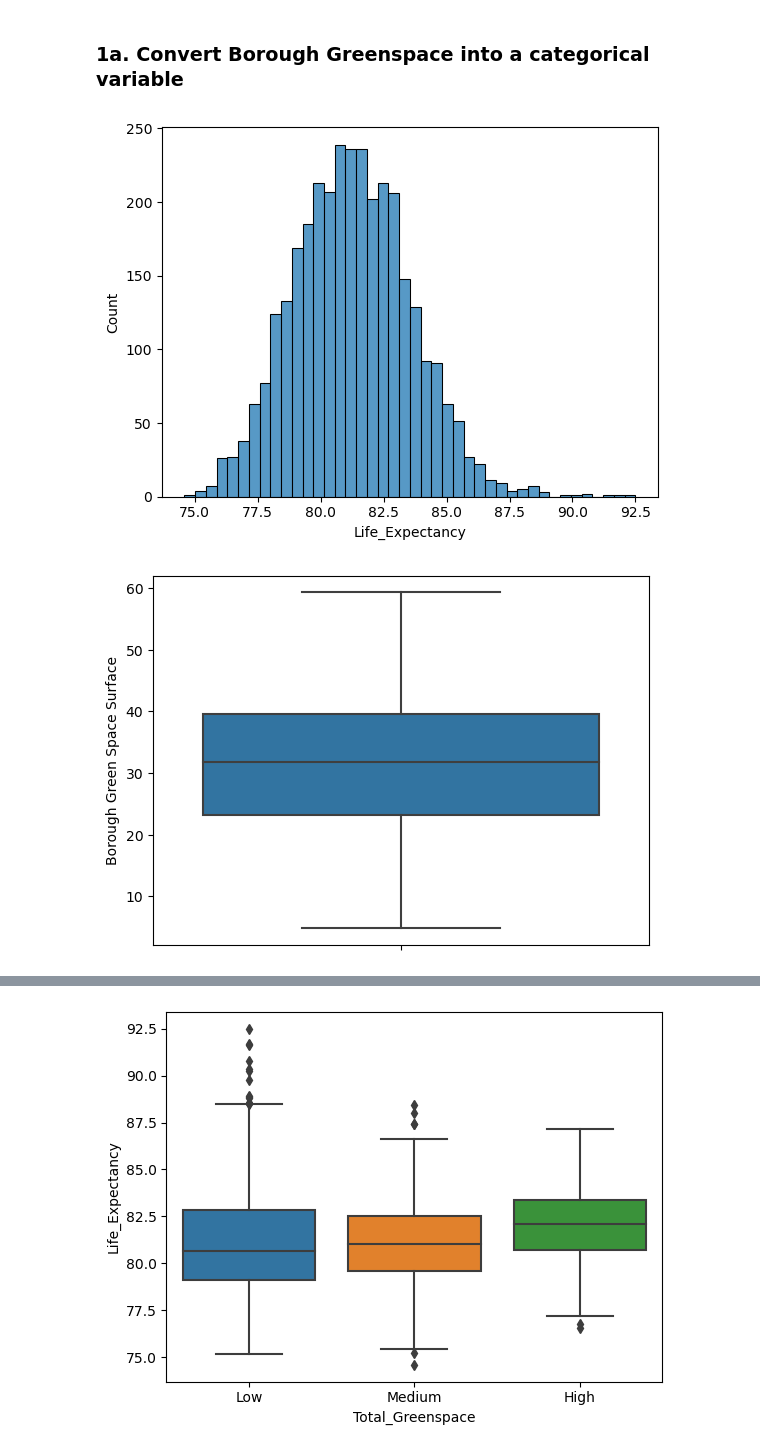
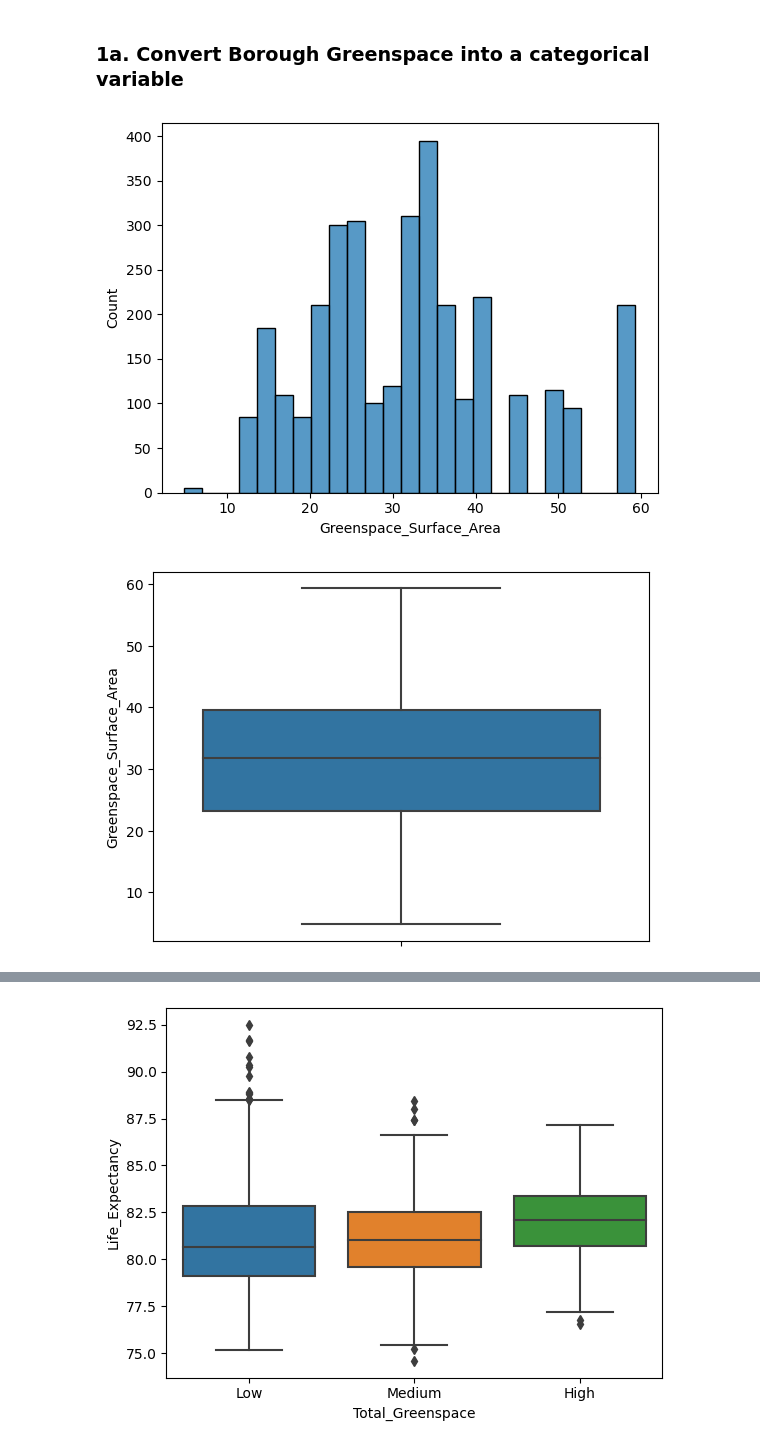
Before and after one commit to KimSB80/Predicting-Longevity-Using-Urban-Greenspace-, a Jupyter notebook: Notebooks/03_pre_processing_and_training.ipynb, the cells around one changed output, grey strips where cells are left out. Drawn from its saved outputs; the diff is of its cells as text; code cells hidden in the pictures.

```diff
--- a/Notebooks/03_pre_processing_and_training.ipynb
+++ b/Notebooks/03_pre_processing_and_training.ipynb
@@ -48,14 +47,15 @@ memory usage: 435.0+ KB
 # %% [markdown]
 ### 1a. Convert Borough Greenspace into a categorical variable
 # %%
-sns.histplot(df['Borough Green Space Surface'])
+df.rename(columns={'Borough Green Space Surface': 'Greenspace_Surface_Area'}, inplace=True)
+sns.histplot(df['Greenspace_Surface_Area'])
 plt.show();
 # %% [output]
-[figure, old version]
+[figure, new version]
 # %%
 # Examine quantiles
-sns.boxplot(y='Borough Green Space Surface', data=df);
+sns.boxplot(y='Greenspace_Surface_Area', data=df);
 # %% [output]
-[figure, old version]
+[figure, new version]
 # %%
 #Create new categorical column for greenspace (Low, Medium, High)
```
Also changed, not shown: parts of 28 cells of this notebook.
